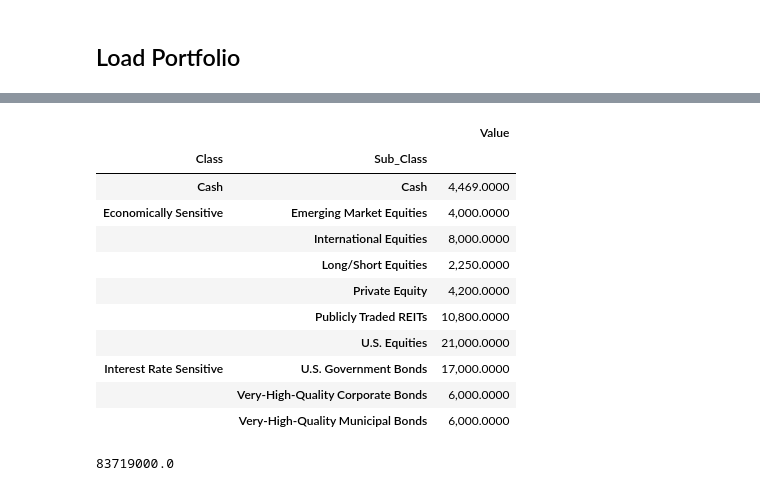
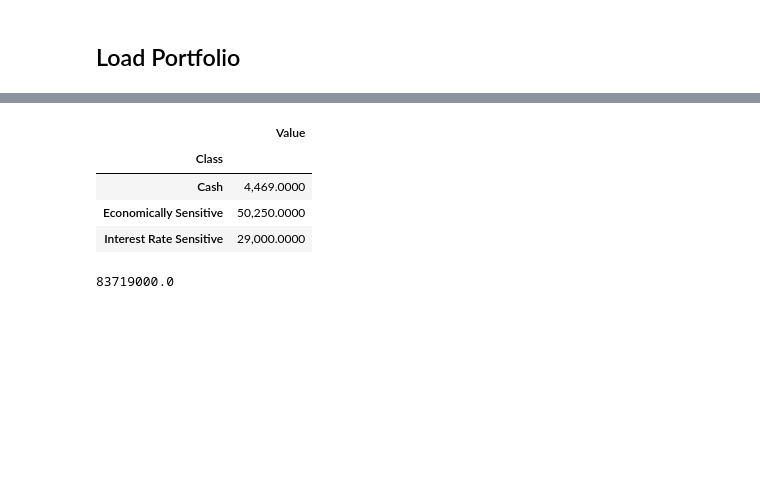
Before and after one commit to dsimband/DATA618, a Jupyter notebook: w6/DATA618_W6_Alpha.ipynb, the cells around one changed output, grey strips where cells are left out. Saved outputs shown, nothing was run; the diff lists cells and outputs as text; code cells hidden in the pictures; blank space fills up the shorter version.

```diff
--- a/w6/DATA618_W6_Alpha.ipynb
+++ b/w6/DATA618_W6_Alpha.ipynb
@@ -72,18 +91,17 @@ folio_df = pd.read_csv('https://raw.githubusercontent.com/dsimband/DATA618/main/
                     'Value': 'float',
                  })
 
+folio_df = folio_df[folio_df['Shares'] > 0]
+folio_df = folio_df.groupby(['Ticker','BondName','Class','Sub_Class'])[['Shares','Value']].sum()
+folio_df.reset_index(inplace=True)
 
-folio_df = folio_df[folio_df['Shares'] > 0]
-folio_df = folio_df[['Ticker','BondName','Class','Sub_Class','Price','Shares','Value']]
-folio_df.reset_index(inplace=True, drop=True)
-#folio_df['Morningstar_Category'].fillna('Other', inplace=True)
-
-#folio_df = folio_df[4:]
-
+# calculate portfilio percentage
 portfolio_total = folio_df['Value'].sum()
 folio_df['port_percent'] = folio_df['Value'] / portfolio_total
 
-print('folio_df: ', folio_df['Value'].sum())
+# Class Portfolios
+folio_econ_df = folio_df[folio_df['Class'] == 'Economically Sensitive']
+folio_int_df = folio_df[folio_df['Class'] == 'Interest Rate Sensitive']
 
-folio_df.head()
+folio_df
 # %% [output]
@@ -97,18 +125,11 @@ folio_df:  83719.0
 # %%
-folio_df.groupby(['Class','Sub_Class'])[['Value']].sum()
+folio_df.groupby(['Class'])[['Value']].sum()
 # %% [output]
-|  |  | Value |
-| Class | Sub_Class |  |
-| Cash | Cash | 4,469.0000 |
-| Economically Sensitive | Emerging Market Equities | 4,000.0000 |
-|  | International Equities | 8,000.0000 |
-|  | Long/Short Equities | 2,250.0000 |
-|  | Private Equity | 4,200.0000 |
-|  | Publicly Traded REITs | 10,800.0000 |
-|  | U.S. Equities | 21,000.0000 |
-| Interest Rate Sensitive | U.S. Government Bonds | 17,000.0000 |
-|  | Very-High-Quality Corporate Bonds | 6,000.0000 |
-|  | Very-High-Quality Municipal Bonds | 6,000.0000 |
+|  | Value |
+| Class |  |
+| Cash | 4,469.0000 |
+| Economically Sensitive | 50,250.0000 |
+| Interest Rate Sensitive | 29,000.0000 |
 # %%
 initial_investment = folio_df['Value'].sum() * 1000
 initial_investment
```
Also changed, not shown: parts of 54 cells of this notebook, 15 other files.
